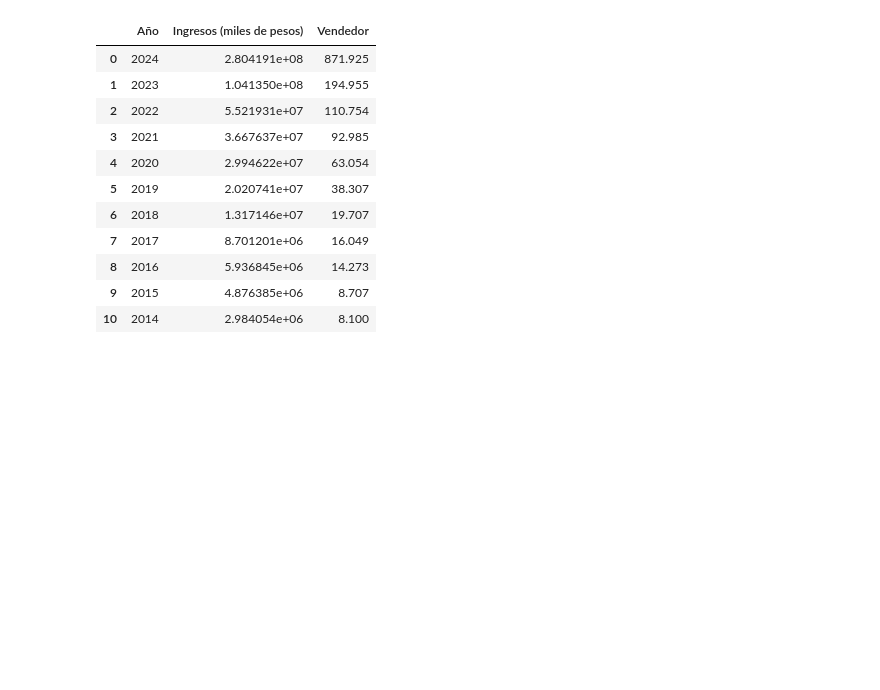
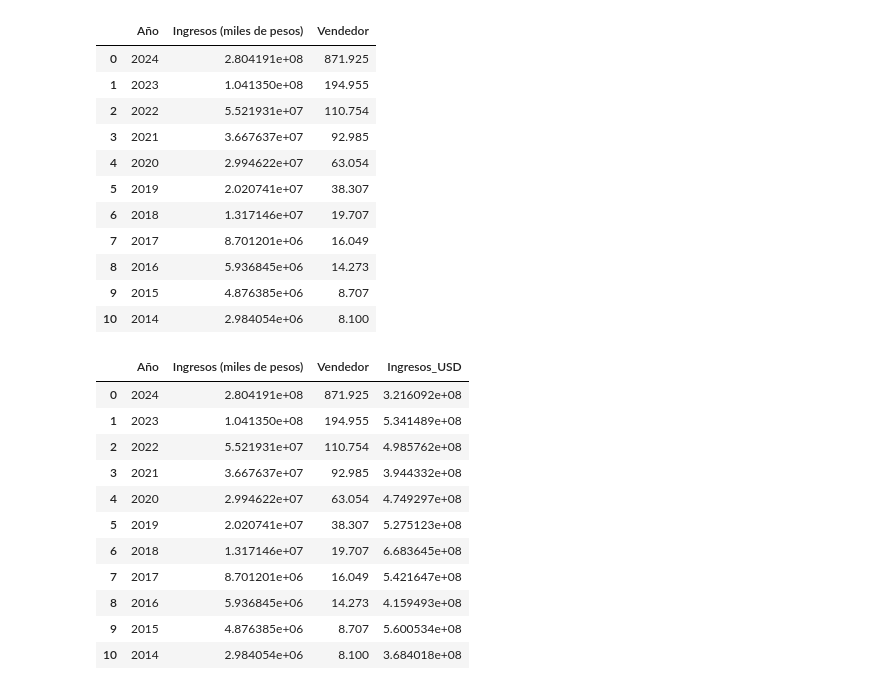
Before and after one commit to FerchoHenry/fmgc-pida, a Jupyter notebook: notebooks/EDA.ipynb, the cells around one changed output. Cells and saved outputs as stored; diff of their text form; code cells hidden in the pictures; blank space fills up the shorter version.

```diff
--- a/notebooks/EDA.ipynb
+++ b/notebooks/EDA.ipynb
@@ -750,6 +748,21 @@ merged_df
 | 10 | 2014 | 2.984054e+06 | 8.100 |
 # %%
 merged_df['Ingresos_USD'] = (merged_df['Ingresos (miles de pesos)']*1000) / merged_df['Vendedor']
+# %%
+merged_df
+# %% [output]
+|  | Año | Ingresos (miles de pesos) | Vendedor | Ingresos_USD |
+| 0 | 2024 | 2.804191e+08 | 871.925 | 3.216092e+08 |
+| 1 | 2023 | 1.041350e+08 | 194.955 | 5.341489e+08 |
+| 2 | 2022 | 5.521931e+07 | 110.754 | 4.985762e+08 |
+| 3 | 2021 | 3.667637e+07 | 92.985 | 3.944332e+08 |
+| 4 | 2020 | 2.994622e+07 | 63.054 | 4.749297e+08 |
+| 5 | 2019 | 2.020741e+07 | 38.307 | 5.275123e+08 |
+| 6 | 2018 | 1.317146e+07 | 19.707 | 6.683645e+08 |
+| 7 | 2017 | 8.701201e+06 | 16.049 | 5.421647e+08 |
+| 8 | 2016 | 5.936845e+06 | 14.273 | 4.159493e+08 |
+| 9 | 2015 | 4.876385e+06 | 8.707 | 5.600534e+08 |
+| 10 | 2014 | 2.984054e+06 | 8.100 | 3.684018e+08 |
 # %%
 df_Ingresos_USD = merged_df.drop('Vendedor', axis=1)
 df_Ingresos_USD
```
Also changed, not shown: parts of 22 cells of this notebook, 16 other files.
